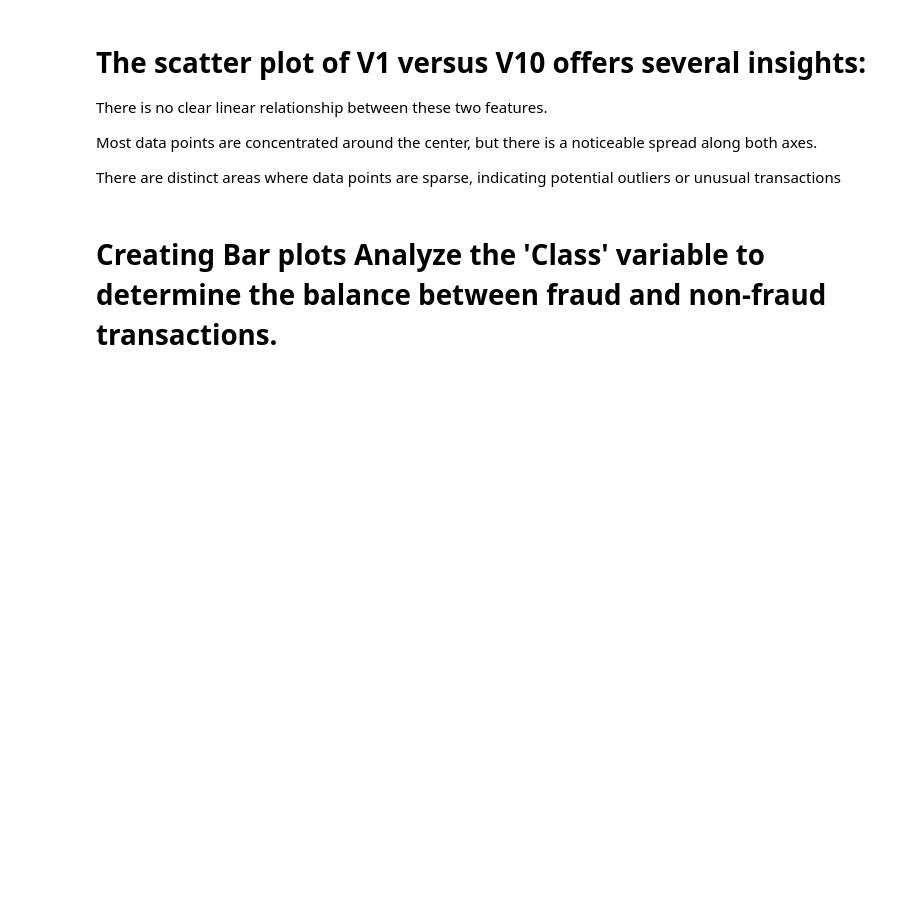
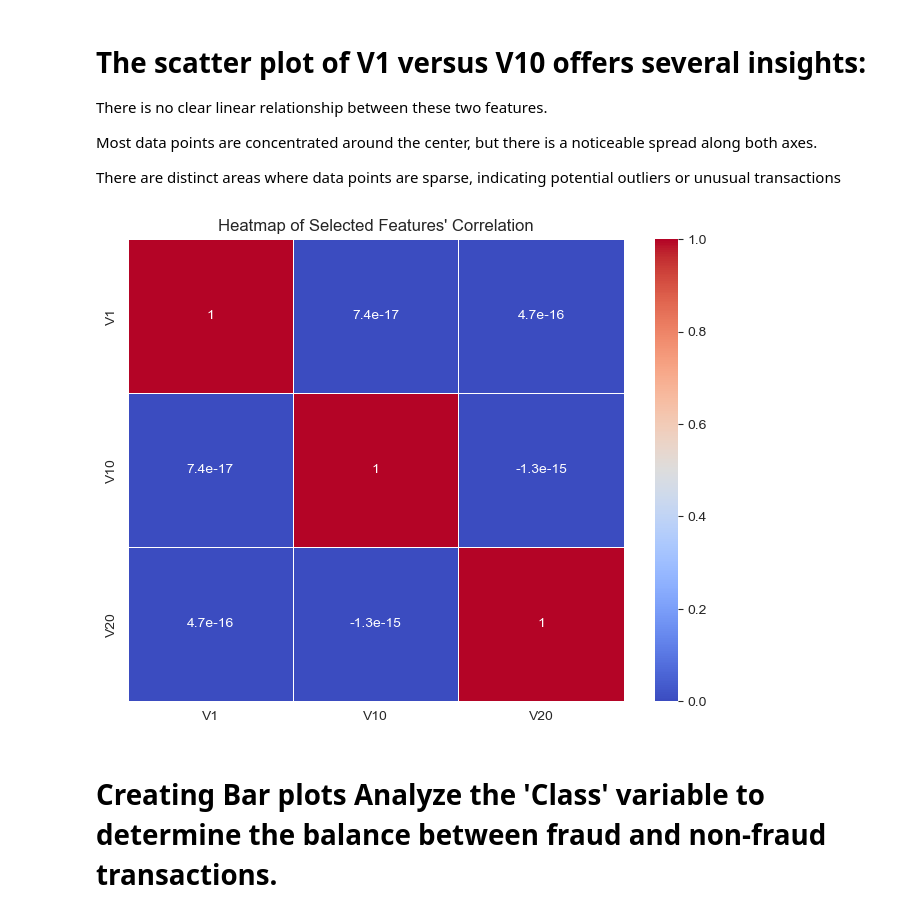
Before and after one commit to chrischukwuka2022/Msc_Data_Analystic_Thesis_2023, a Jupyter notebook: Capstone_Project.ipynb, the cells around one changed output. Drawn from its saved outputs; the diff is of its cells as text; code cells hidden in the pictures; blank space fills up the shorter version.

```diff
--- a/Capstone_Project.ipynb
+++ b/Capstone_Project.ipynb
@@ -182,6 +182,25 @@ There is no clear linear relationship between these two features.
 Most data points are concentrated around the center, but there is a noticeable spread along both axes.
 
 There are distinct areas where data points are sparse, indicating potential outliers or unusual transactions
+# %%
+# Assuming df is the DataFrame and it's already loaded to the data
+
+# Set the aesthetic style of the plots
+sns.set_style("whitegrid")
+
+# Selecting a subset of features for visualization
+features_to_plot = ['V1', 'V10', 'V20']
+
+# Computing the correlation matrix for the selected features
+corr = df[features_to_plot].corr()
+
+# Creating the heatmap
+plt.figure(figsize=(8, 6))
+sns.heatmap(corr, annot=True, cmap='coolwarm', linewidths=.5)
+plt.title("Heatmap of Selected Features' Correlation")
+plt.show()
+# %% [output]
+[figure, added]
 # %% [markdown]
 # Creating Bar plots Analyze the 'Class' variable to determine the balance between fraud and non-fraud transactions.
 # %%
```
Also changed, not shown: parts of 4 cells of this notebook.
